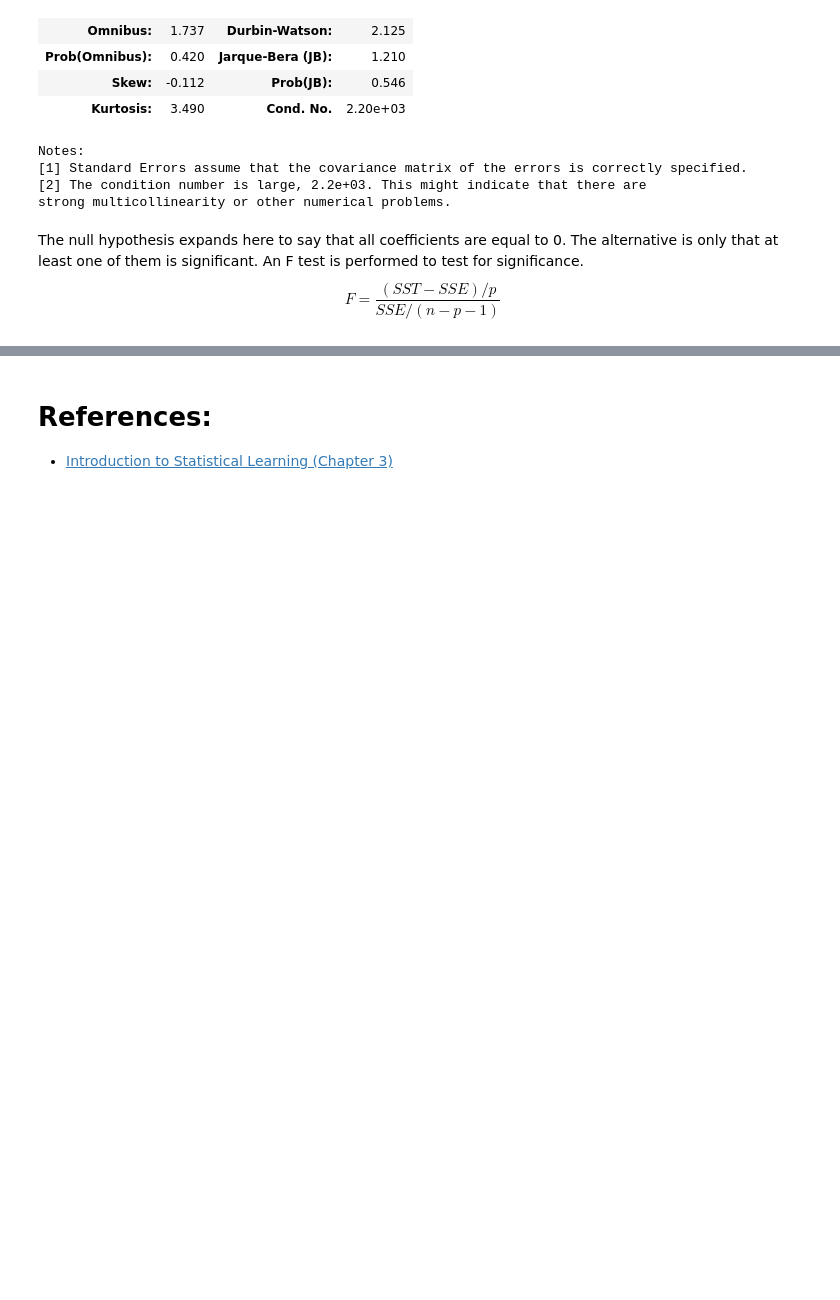
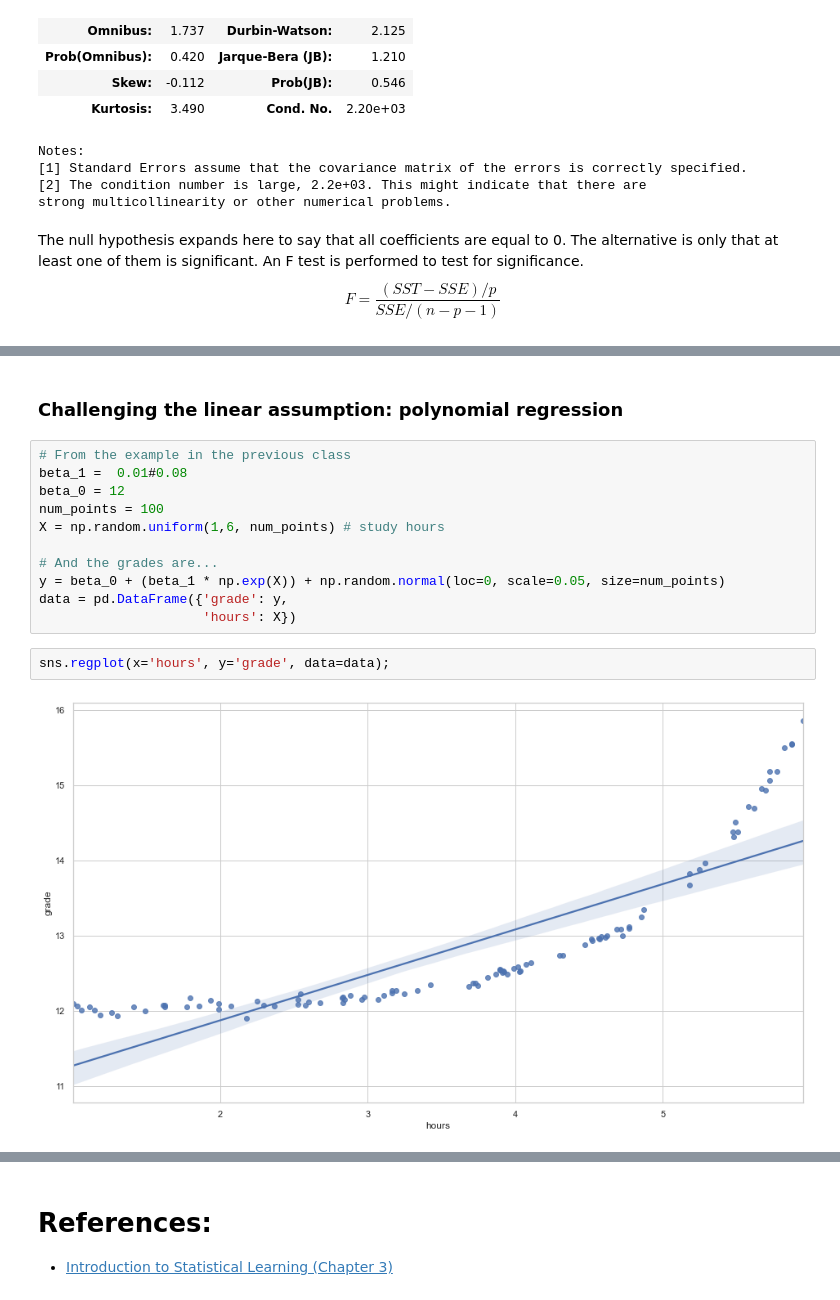
Before and after one commit to sheriffff/teaching-ironhack-data-madrid-2020, a Jupyter notebook: week_06/02-linear-regression.ipynb, the cells around one changed output, grey strips where cells are left out. Cells and saved outputs as stored; diff of their text form; blank space fills up the shorter version.

Commit message:
linear regression update

```diff
--- a/week_06/02-linear-regression.ipynb
+++ b/week_06/02-linear-regression.ipynb
@@ -383,0 +662,17 @@ data
+# %% [markdown]
+### Challenging the linear assumption: polynomial regression
+# %%
+# From the example in the previous class
+beta_1 =  0.01#0.08
+beta_0 = 12
+num_points = 100
+X = np.random.uniform(1,6, num_points) # study hours
+
+# And the grades are...
+y = beta_0 + (beta_1 * np.exp(X)) + np.random.normal(loc=0, scale=0.05, size=num_points)
+data = pd.DataFrame({'grade': y,
+                     'hours': X})
+# %%
+sns.regplot(x='hours', y='grade', data=data);
+# %% [output]
+[figure, added]
```
Also changed, not shown: parts of 45 cells of this notebook.
